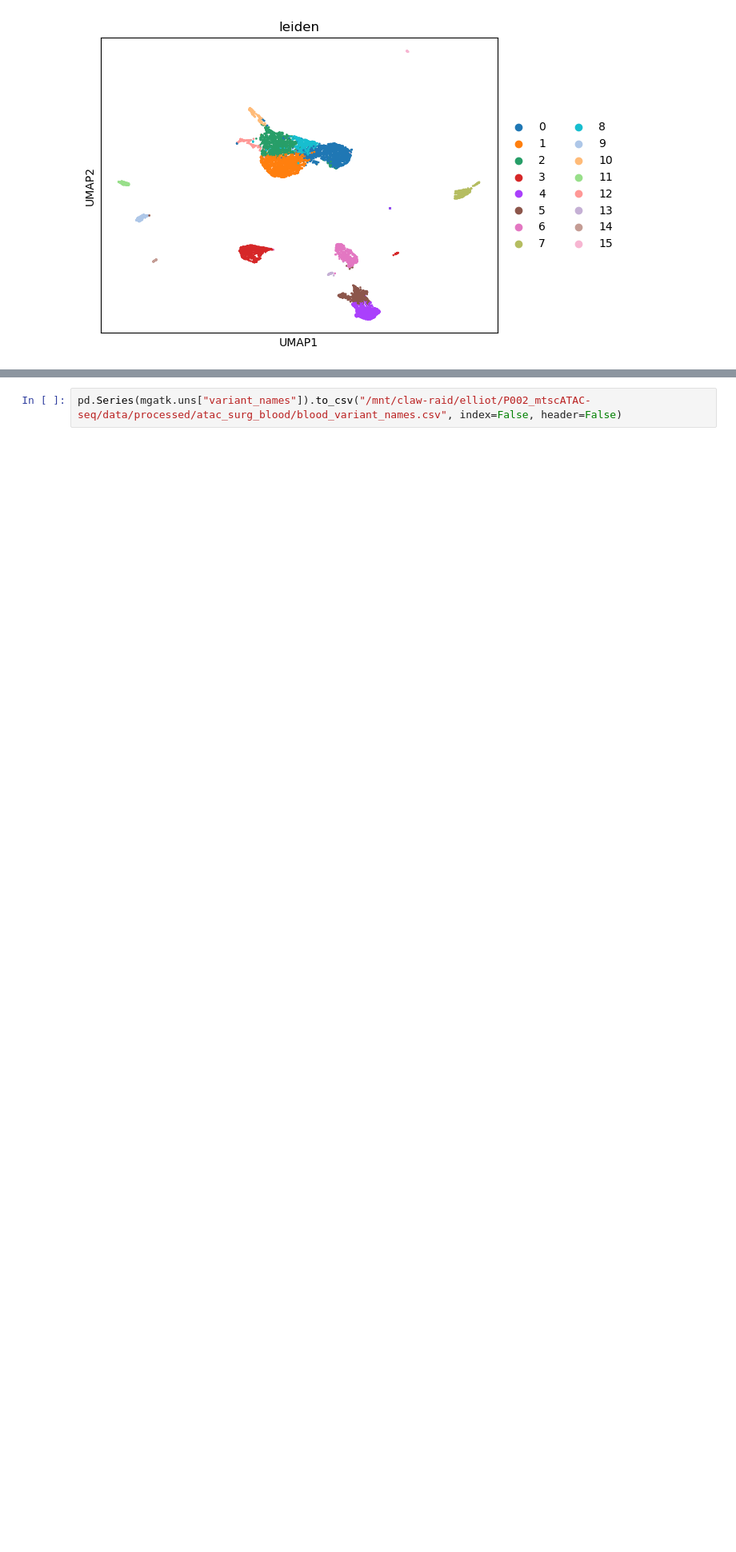
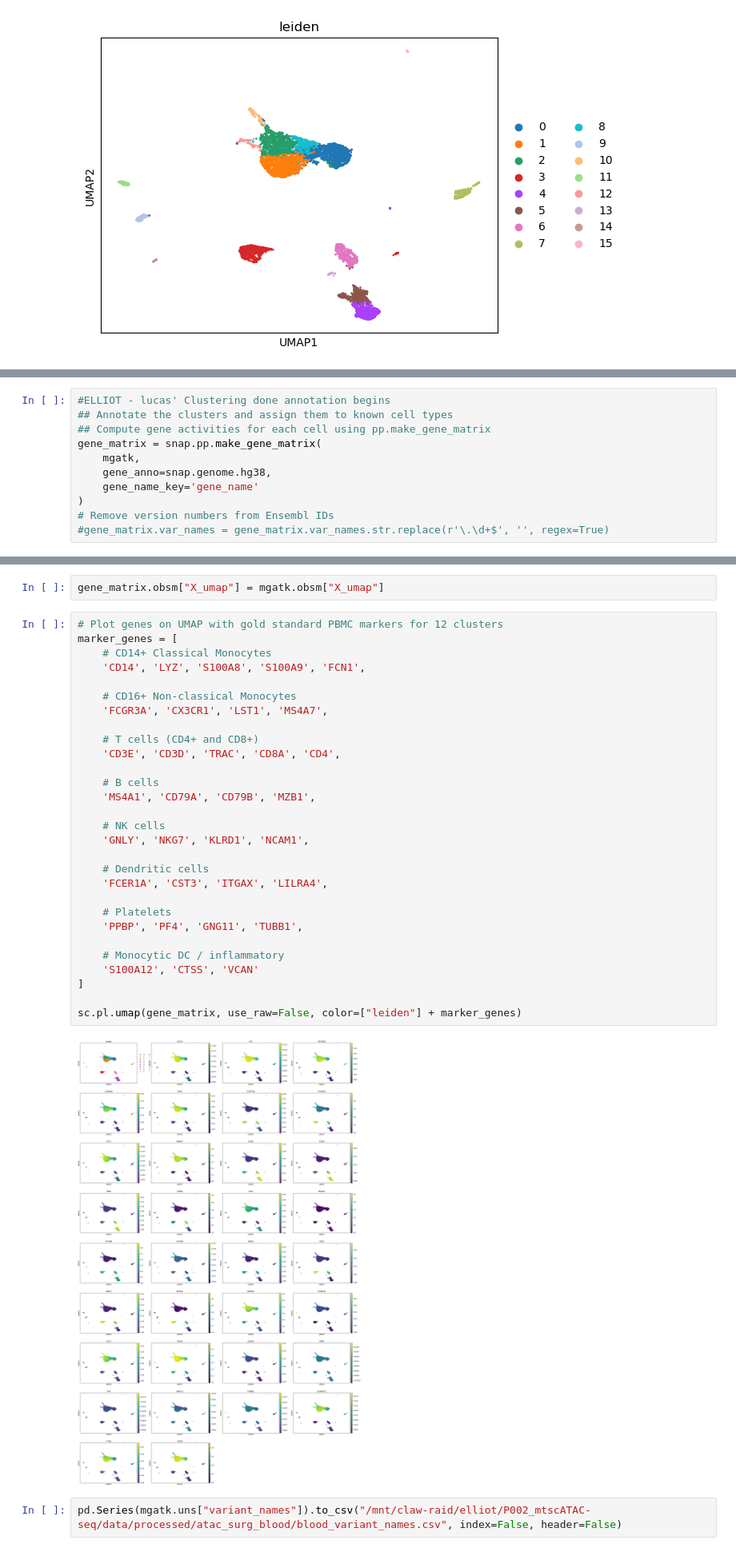
Before and after one commit to elliotwilliams150-sys/mtDNA_analysis, a Jupyter notebook: P002_mtscATAC-seq/MitoDriftMaster/PBMC_SurgicalLC.ipynb, the cells around one changed output, grey strips where cells are left out. Shown at 80% size. Drawn from its saved outputs; the diff is of its cells as text; blank space fills up the shorter version.

```diff
--- a/P002_mtscATAC-seq/MitoDriftMaster/PBMC_SurgicalLC.ipynb
+++ b/P002_mtscATAC-seq/MitoDriftMaster/PBMC_SurgicalLC.ipynb
@@ -222,0 +238,11 @@ sc.pl.umap(mgatk, color='leiden')
+# %%
+#ELLIOT - lucas' Clustering done annotation begins
+## Annotate the clusters and assign them to known cell types
+## Compute gene activities for each cell using pp.make_gene_matrix
+gene_matrix = snap.pp.make_gene_matrix(
+    mgatk,
+    gene_anno=snap.genome.hg38,
+    gene_name_key='gene_name'
+)
+# Remove version numbers from Ensembl IDs
+#gene_matrix.var_names = gene_matrix.var_names.str.replace(r'\.\d+$', '', regex=True)
@@ -223,3 +254,36 @@ sc.pl.umap(mgatk, color='leiden')
+# %%
+gene_matrix.obsm["X_umap"] = mgatk.obsm["X_umap"]
+# %%
+# Plot genes on UMAP with gold standard PBMC markers for 12 clusters
+marker_genes = [
+    # CD14+ Classical Monocytes
+    'CD14', 'LYZ', 'S100A8', 'S100A9', 'FCN1',
+
+    # CD16+ Non-classical Monocytes
+    'FCGR3A', 'CX3CR1', 'LST1', 'MS4A7',
+
+    # T cells (CD4+ and CD8+)
+    'CD3E', 'CD3D', 'TRAC', 'CD8A', 'CD4',
+
+    # B cells
+    'MS4A1', 'CD79A', 'CD79B', 'MZB1',
+
+    # NK cells
+    'GNLY', 'NKG7', 'KLRD1', 'NCAM1',
+
+    # Dendritic cells
+    'FCER1A', 'CST3', 'ITGAX', 'LILRA4',
+
+    # Platelets
+    'PPBP', 'PF4', 'GNG11', 'TUBB1',
+
+    # Monocytic DC / inflammatory
+    'S100A12', 'CTSS', 'VCAN'
+]
+
+sc.pl.umap(gene_matrix, use_raw=False, color=["leiden"] + marker_genes)
+# %% [output]
+[figure, added]
 # %%
 pd.Series(mgatk.uns["variant_names"]).to_csv("/mnt/claw-raid/elliot/P002_mtscATAC-seq/data/processed/atac_surg_blood/blood_variant_names.csv", index=False, header=False)
 # %%
```
Also changed, not shown: parts of 6 cells of this notebook, 10 other files.
